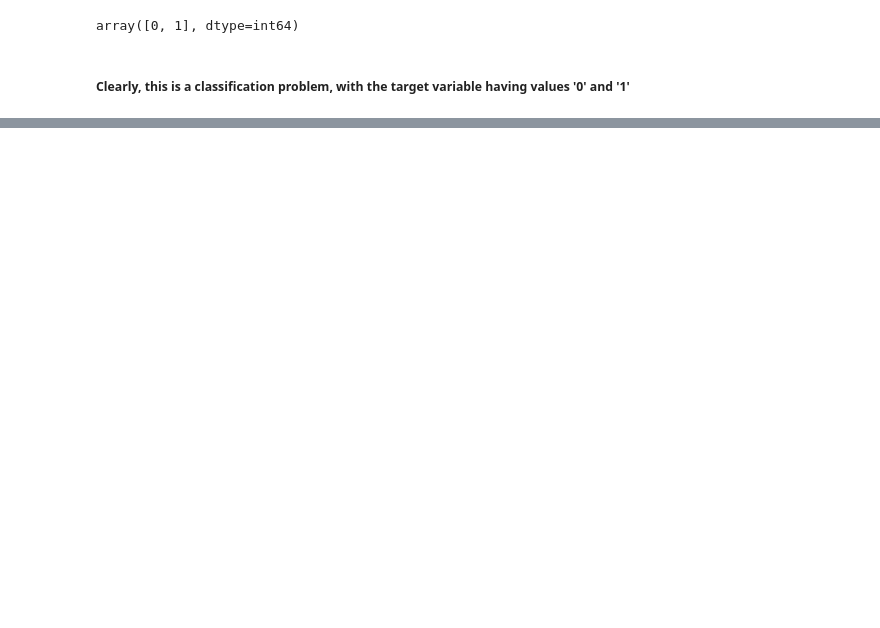
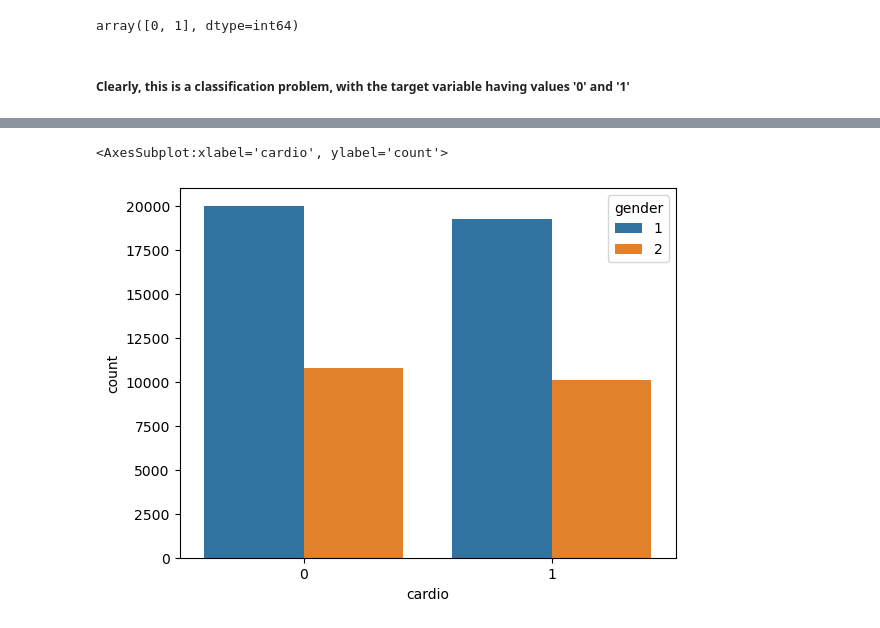
Before and after one commit to ShilpaAjitheks/Cardiovascular-disease-prediction, a Jupyter notebook: cardiovascu.ipynb, the cells around one changed output, grey strips where cells are left out. Drawn from its saved outputs; the diff is of its cells as text; code cells hidden in the pictures; blank space fills up the shorter version.

```diff
--- a/cardiovascu.ipynb
+++ b/cardiovascu.ipynb
@@ -209,0 +286,5 @@ Name: cardio, dtype: float64
+# %%
+sns.countplot(x='cardio',hue='gender',data=data)
+# %% [output]
+<AxesSubplot:xlabel='cardio', ylabel='count'>
+[figure, added]
```
Also changed, not shown: parts of 42 cells of this notebook.
